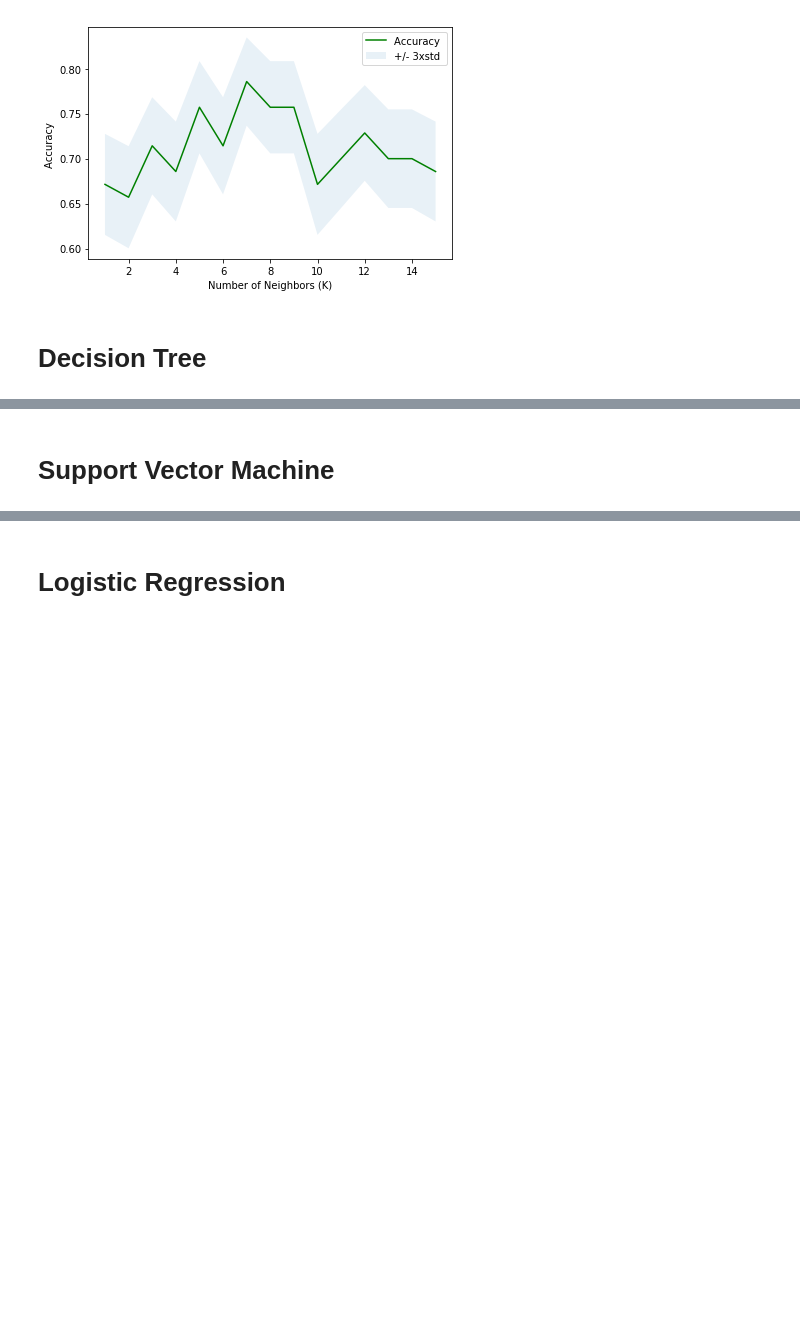
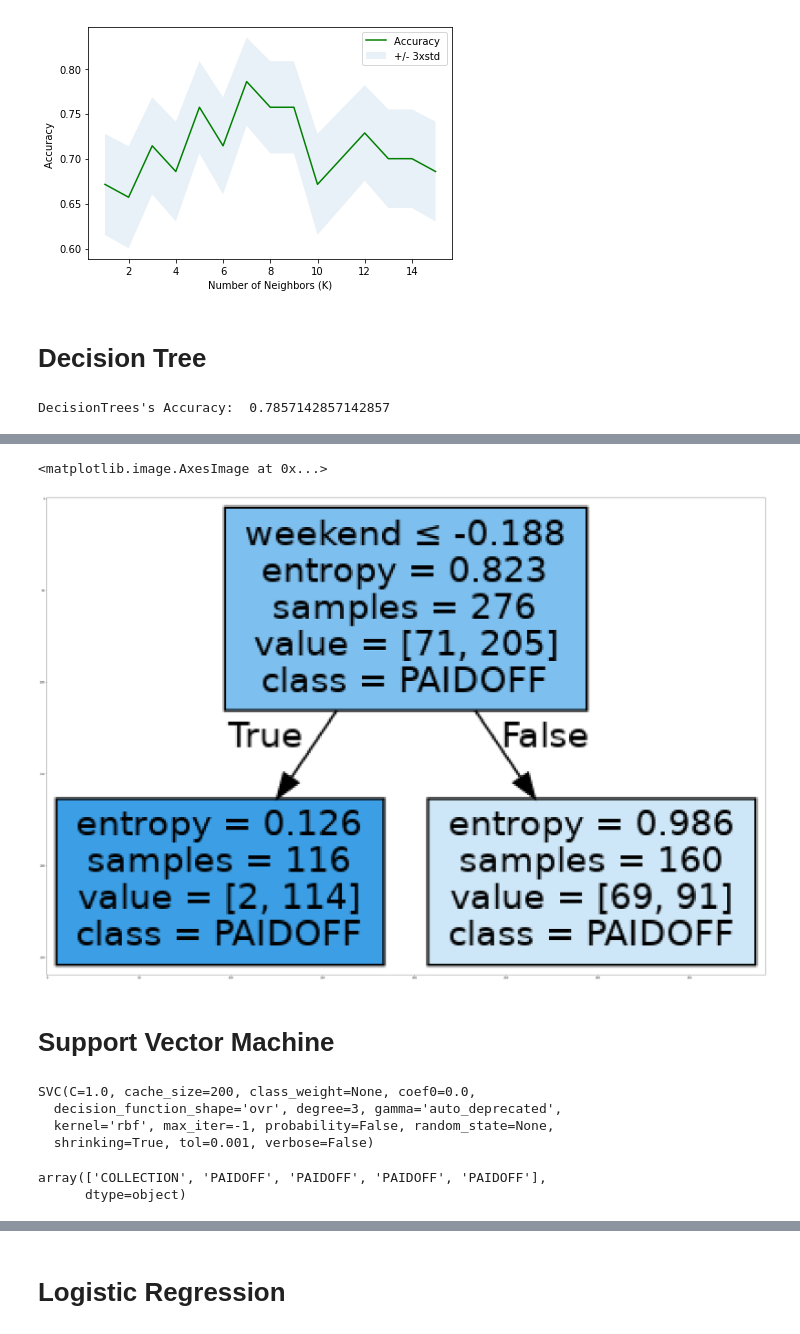
Before and after one commit to jpaljasma/coursera-capstone-project, a Jupyter notebook: ML0101EN-Proj-Loan-py-v1.ipynb, the cells around one changed output, grey strips where cells are left out. Drawn from its saved outputs; the diff is of its cells as text; code cells hidden in the pictures; blank space fills up the shorter version.

```diff
--- a/ML0101EN-Proj-Loan-py-v1.ipynb
+++ b/ML0101EN-Proj-Loan-py-v1.ipynb
@@ -330,0 +335,39 @@ plt.show()
+# %%
+#modeling
+
+loanTree = DecisionTreeClassifier(criterion="entropy", min_impurity_decrease = 0.1, max_depth = 4)
+loanTree # it shows the default parameters
+
+loanTree.fit(X_train, y_train)
+loanPred = loanTree.predict(X_test)
+
+from sklearn import metrics
+import matplotlib.pyplot as plt
+
+print("DecisionTrees's Accuracy: ", metrics.accuracy_score(y_test, loanPred))
+# %% [output]
+DecisionTrees's Accuracy:  0.7857142857142857
+# %%
+# Plot the output
+
+!pip install pydotplus
+
+from sklearn.externals.six import StringIO
+import pydotplus
+import matplotlib.image as mpimg
+from sklearn import tree
+%matplotlib inline
+
+
+dot_data = StringIO()
+filename = "loantree.png"
+featureNames = Feature.columns[0:8]
+targetNames = df["loan_status"].unique().tolist()
+
+out=tree.export_graphviz(loanTree,feature_names=featureNames, out_file=dot_data, class_names= np.unique(y_train), filled=True,  special_characters=True,rotate=False)
+graph = pydotplus.graph_from_dot_data(dot_data.getvalue())
+graph.write_png(filename)
+img = mpimg.imread(filename)
+plt.figure(figsize=(50, 100))
+plt.imshow(img,interpolation='nearest')
+# %% [output]
@@ -331,2 +376,21 @@ plt.show()
+<matplotlib.image.AxesImage at 0x...>
+[figure, added]
 # %% [markdown]
 # Support Vector Machine
+# %%
+from sklearn import svm
+
+# kernel must be one of ‘linear’, ‘poly’, ‘rbf’, ‘sigmoid’, ‘precomputed’
+clf = svm.SVC(kernel='rbf')
+clf.fit(X_train, y_train)
+# %% [output]
+SVC(C=1.0, cache_size=200, class_weight=None, coef0=0.0,
+  decision_function_shape='ovr', degree=3, gamma='auto_deprecated',
+  kernel='rbf', max_iter=-1, probability=False, random_state=None,
+  shrinking=True, tol=0.001, verbose=False)
+# %%
+yhatSVM = clf.predict(X_test)
+yhatSVM [0:5]
+# %% [output]
+array(['COLLECTION', 'PAIDOFF', 'PAIDOFF', 'PAIDOFF', 'PAIDOFF'],
+      dtype=object)
```
Also changed, not shown: parts of 3 cells of this notebook.
